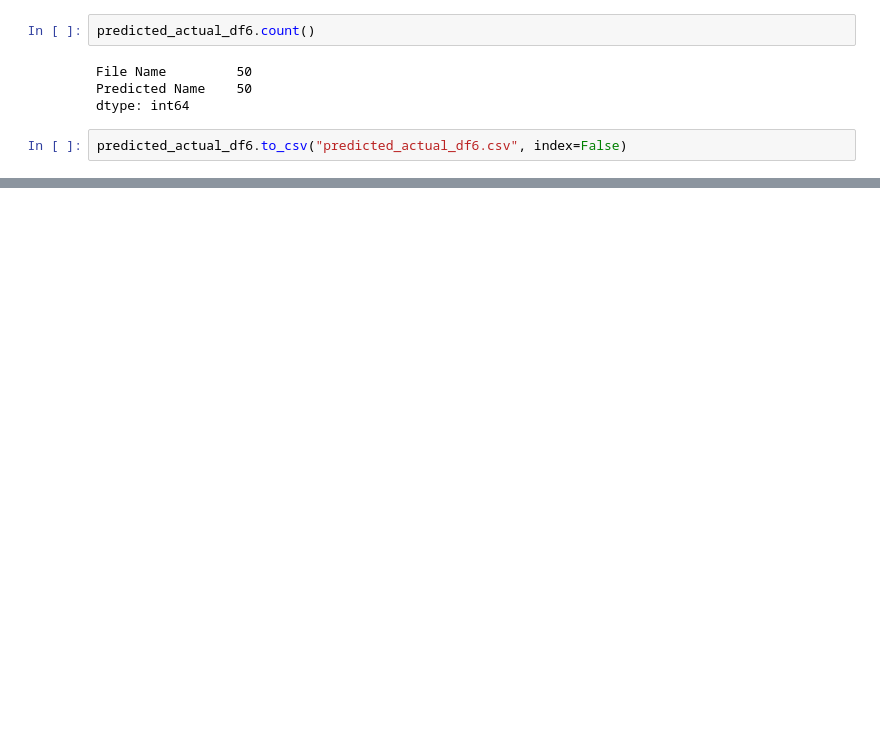
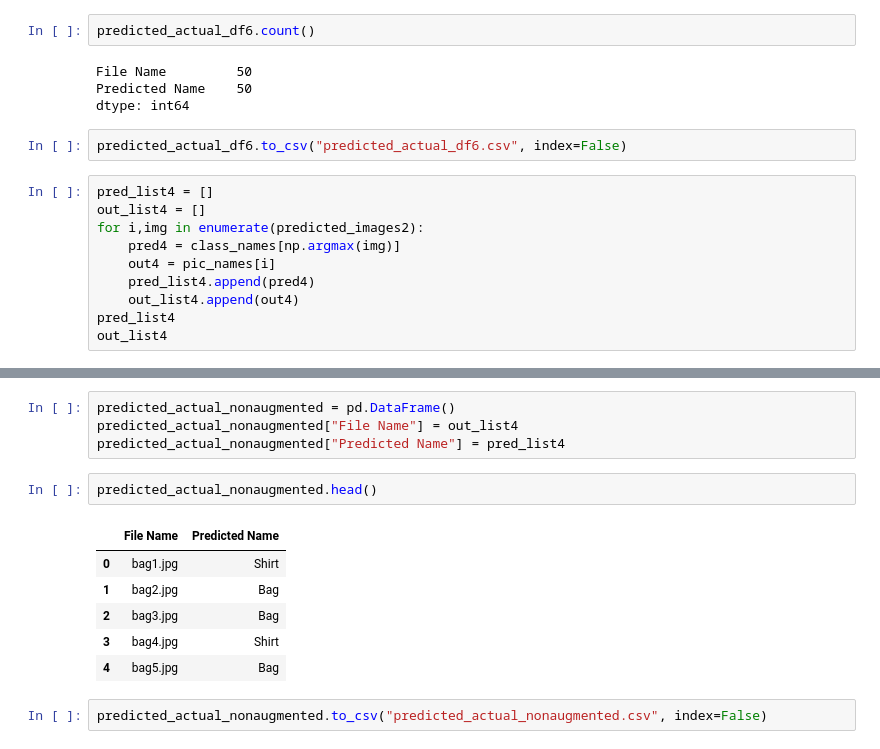
Before and after one commit to RinerAlexander/FashionVision, a Jupyter notebook: MachineLearningEpoch60.ipynb, the cells around one changed output, grey strips where cells are left out. Saved outputs shown, nothing was run; the diff lists cells and outputs as text; blank space fills up the shorter version.

```diff
--- a/MachineLearningEpoch60.ipynb
+++ b/MachineLearningEpoch60.ipynb
@@ -816,3 +816,13 @@ Predicted Name    50
 dtype: int64
 # %%
 predicted_actual_df6.to_csv("predicted_actual_df6.csv", index=False)
+# %%
+pred_list4 = []
+out_list4 = []
+for i,img in enumerate(predicted_images2):
+    pred4 = class_names[np.argmax(img)]
+    out4 = pic_names[i]
+    pred_list4.append(pred4)
+    out_list4.append(out4)
+pred_list4
+out_list4
@@ -818,0 +847,15 @@ predicted_actual_df6.to_csv("predicted_actual_df6.csv", index=False)
+# %%
+predicted_actual_nonaugmented = pd.DataFrame()
+predicted_actual_nonaugmented["File Name"] = out_list4
+predicted_actual_nonaugmented["Predicted Name"] = pred_list4
+# %%
+predicted_actual_nonaugmented.head()
+# %% [output]
+|  | File Name | Predicted Name |
+| 0 | bag1.jpg | Shirt |
+| 1 | bag2.jpg | Bag |
+| 2 | bag3.jpg | Bag |
+| 3 | bag4.jpg | Shirt |
+| 4 | bag5.jpg | Bag |
+# %%
+predicted_actual_nonaugmented.to_csv("predicted_actual_nonaugmented.csv", index=False)
```
Also changed, not shown: parts of 25 cells of this notebook, 6 other files.
